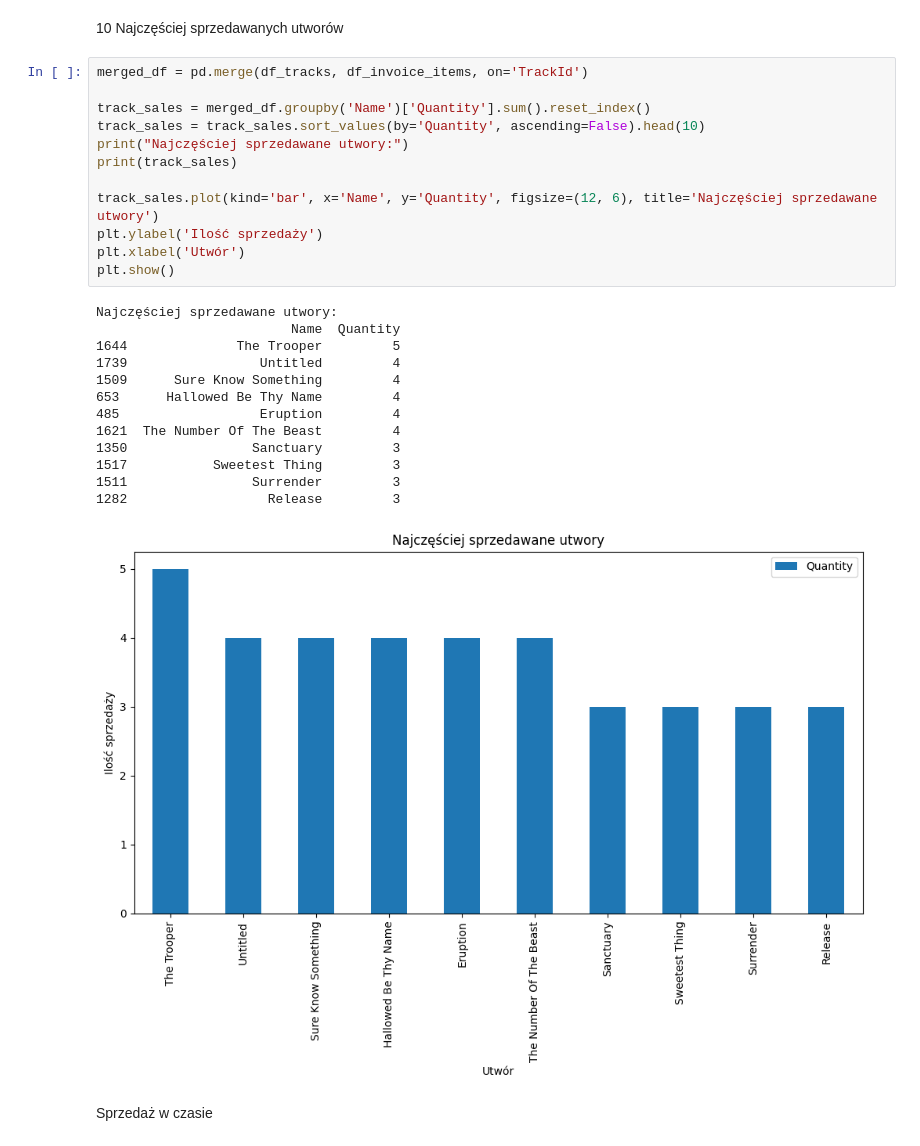
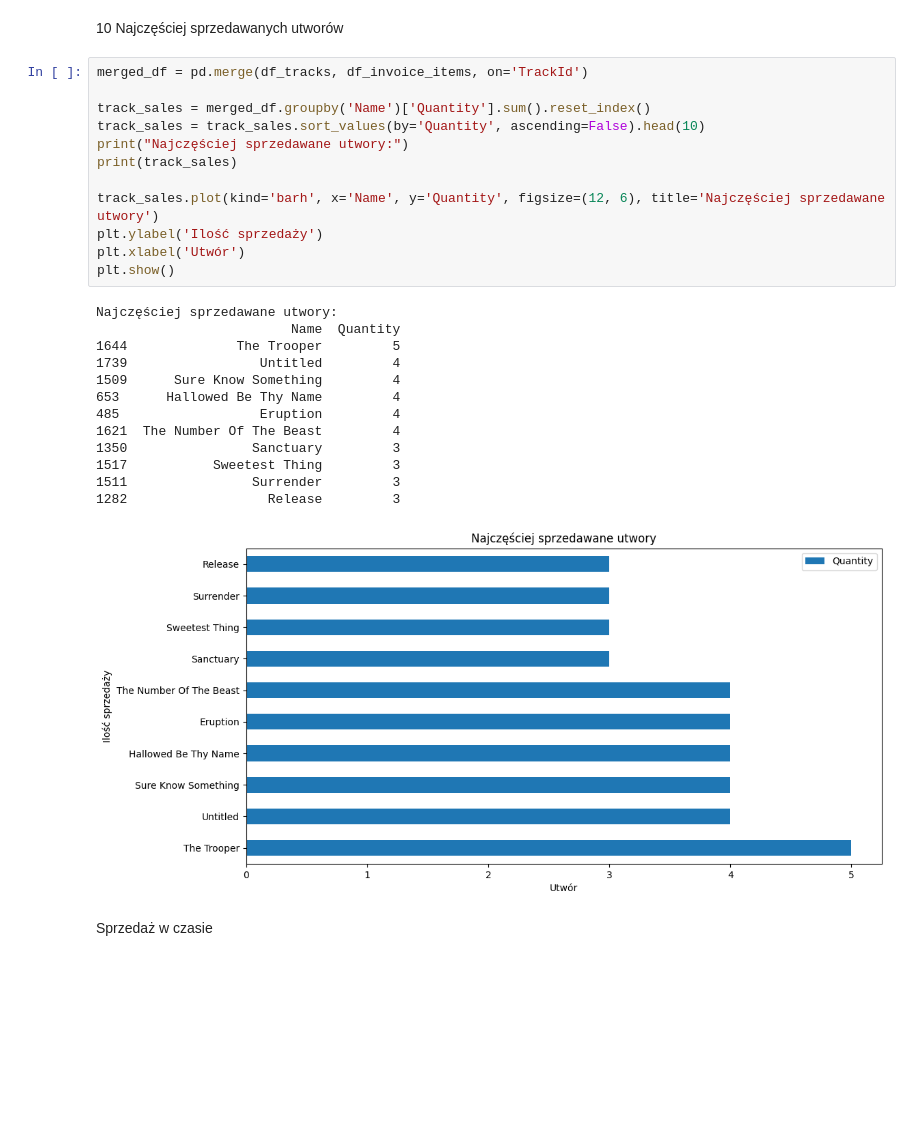
Before and after one commit to Bartek-Szewczyk/pandasProject, a Jupyter notebook: pandas.ipynb, the cells around one changed output. Drawn from its saved outputs; the diff is of its cells as text; blank space fills up the shorter version.

```diff
--- a/pandas.ipynb
+++ b/pandas.ipynb
@@ -196,29 +196,29 @@ plt.show()
 # %%
 merged_df = pd.merge(df_tracks, df_invoice_items, on='TrackId')
 
 track_sales = merged_df.groupby('Name')['Quantity'].sum().reset_index()
 track_sales = track_sales.sort_values(by='Quantity', ascending=False).head(10)
 print("Najczęściej sprzedawane utwory:")
 print(track_sales)
 
-track_sales.plot(kind='bar', x='Name', y='Quantity', figsize=(12, 6), title='Najczęściej sprzedawane utwory')
+track_sales.plot(kind='barh', x='Name', y='Quantity', figsize=(12, 6), title='Najczęściej sprzedawane utwory')
 plt.ylabel('Ilość sprzedaży')
 plt.xlabel('Utwór')
 plt.show()
 # %% [output]
 Najczęściej sprzedawane utwory:
                          Name  Quantity
 1644              The Trooper         5
 1739                 Untitled         4
 1509      Sure Know Something         4
 653      Hallowed Be Thy Name         4
 485                  Eruption         4
 1621  The Number Of The Beast         4
 1350                Sanctuary         3
 1517           Sweetest Thing         3
 1511                Surrender         3
 1282                  Release         3
-[figure, old version]
+[figure, new version]
 # %% [markdown]
 Sprzedaż w czasie
 # %%
```
